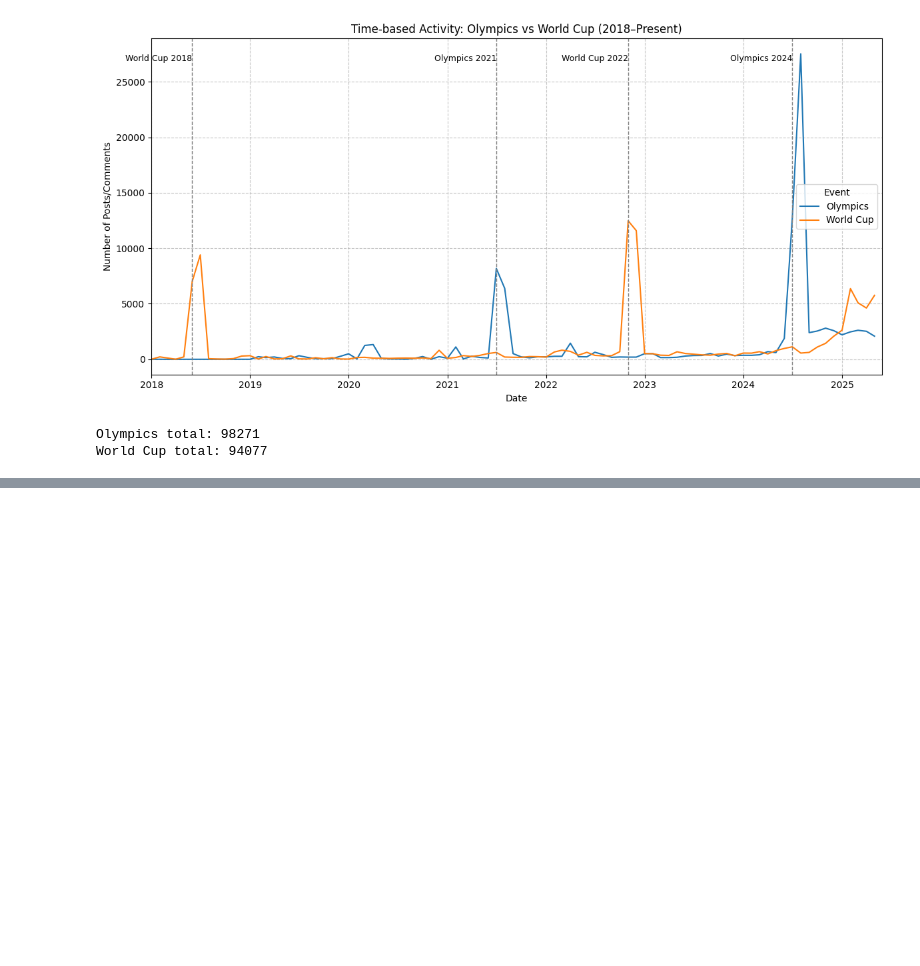
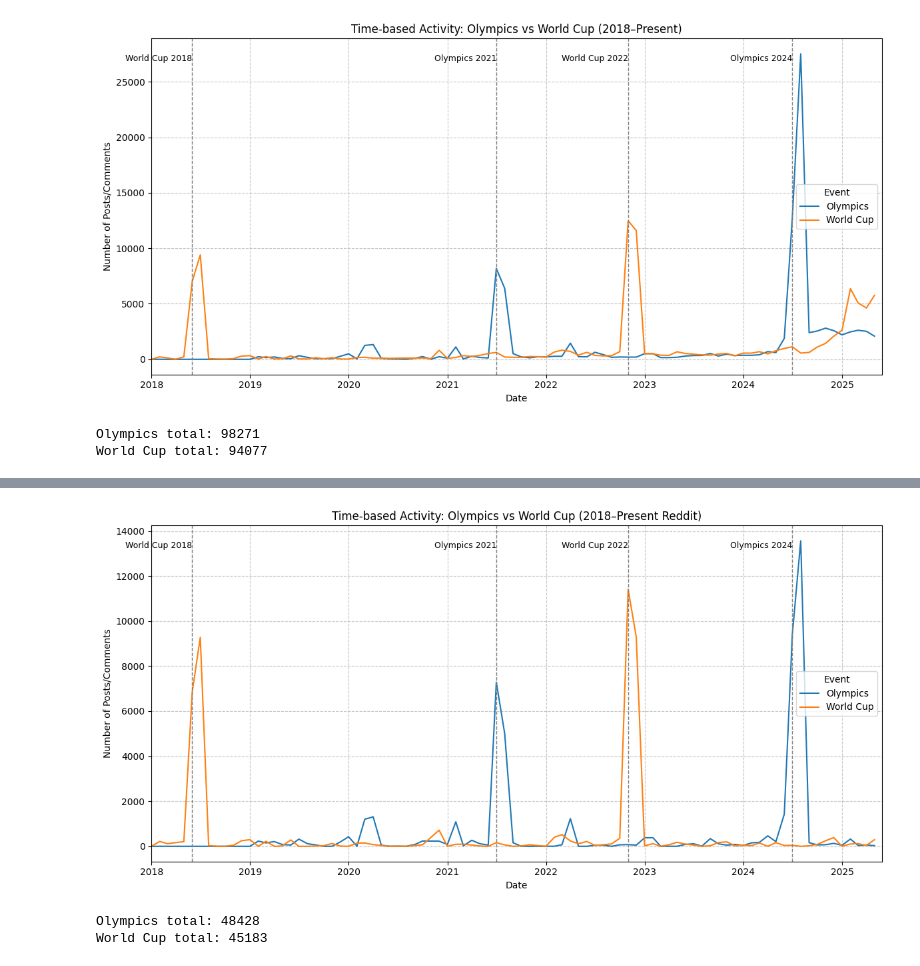
Before and after one commit to Harriet2004/SocialMedia, a Jupyter notebook: youtube_reddit_Q2.ipynb, the cells around one changed output, grey strips where cells are left out. Drawn from its saved outputs; the diff is of its cells as text; code cells hidden in the pictures; blank space fills up the shorter version.

```diff
--- a/youtube_reddit_Q2.ipynb
+++ b/youtube_reddit_Q2.ipynb
@@ -115,0 +210,46 @@ World Cup total: 94077
+# %%
+# Convert 'date' to datetime and create 'month'
+reddit_df['date'] = pd.to_datetime(reddit_df['date'], errors='coerce')
+reddit_df['month'] = reddit_df['date'].dt.to_period('M')
+
+
+filtered_df = reddit_df.copy()
+
+# Group by month and event
+time_activity = filtered_df.groupby(['month', 'event']).size().unstack(fill_value=0)
+time_activity.index = time_activity.index.to_timestamp()
+time_activity = time_activity[(time_activity.index >= '2018-01-01')]
+
+# Plot actual post/comment counts
+plt.figure(figsize=(12, 6))
+for event in time_activity.columns:
+    plt.plot(time_activity.index, time_activity[event], label=event)
+
+# Add vertical event lines + horizontal labels
+event_dates = {
+    'World Cup 2018': '2018-06',
+    'Olympics 2021': '2021-07',
+    'World Cup 2022': '2022-11',
+    'Olympics 2024': '2024-07'
+}
+
+for label, date in event_dates.items():
+    x = pd.to_datetime(date)
+    plt.axvline(x, color='gray', linestyle='--', linewidth=1)
+    plt.text(x, plt.ylim()[1]*0.95, label, rotation=0, verticalalignment='top', horizontalalignment='right', fontsize=9)
+
+plt.title('Time-based Activity: Olympics vs World Cup (2018–Present Reddit)')
+plt.xlabel('Date')
+plt.ylabel('Number of Posts/Comments')
+plt.xlim(pd.Timestamp('2018-01-01'), pd.Timestamp.today())
+plt.legend(title='Event')
+plt.grid(True, linestyle='--', alpha=0.7)
+plt.tight_layout()
+plt.show()
+
+print("Olympics total:", time_activity['Olympics'].sum())
+print("World Cup total:", time_activity['World Cup'].sum())
+# %% [output]
+[figure, added]
+Olympics total: 48428
+World Cup total: 45183
```
Also changed, not shown: parts of 4 cells of this notebook.
